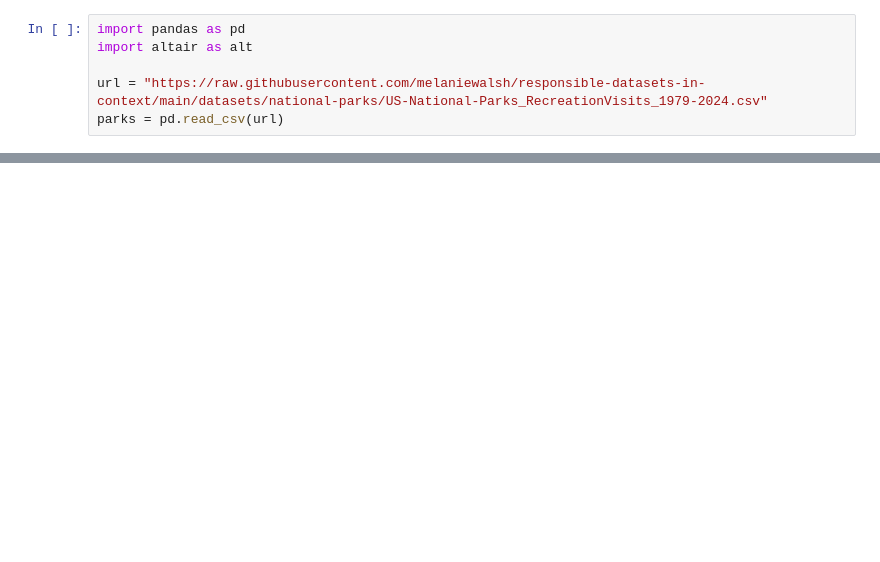
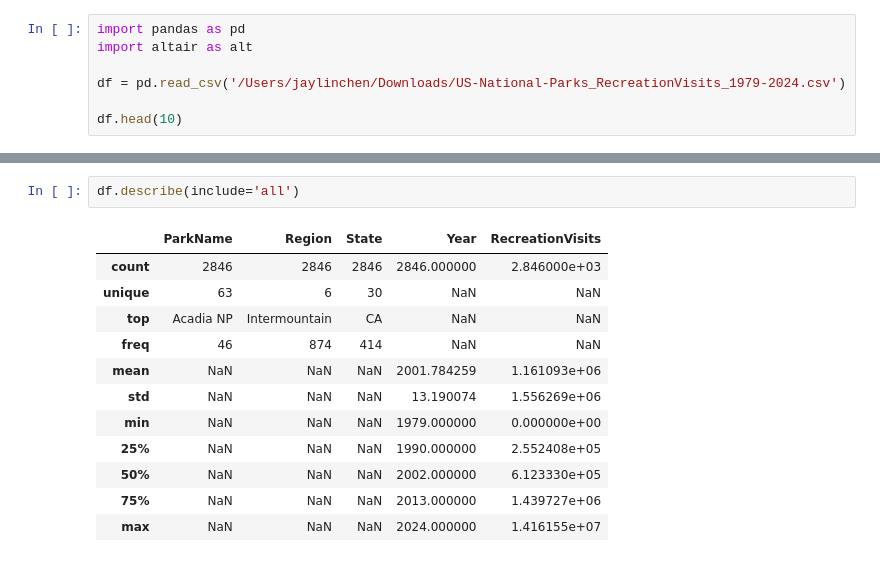
Before and after one commit to Jaylin2436chen/is310-coding-assignments, a Jupyter notebook: pandas-eda/national_park_visits_eda.ipynb, the cells around one changed output, grey strips where cells are left out. Drawn from its saved outputs; the diff is of its cells as text; blank space fills up the shorter version.

```diff
--- a/pandas-eda/national_park_visits_eda.ipynb
+++ b/pandas-eda/national_park_visits_eda.ipynb
@@ -12,5 +5,6 @@ Pandas reads the CSV file from the dataset's public source and stores it in a Da
 import pandas as pd
 import altair as alt
 
-url = "https://raw.githubusercontent.com/melaniewalsh/responsible-datasets-in-context/main/datasets/national-parks/US-National-Parks_RecreationVisits_1979-2024.csv"
-parks = pd.read_csv(url)
+df = pd.read_csv('/Users/jaylinchen/Downloads/US-National-Parks_RecreationVisits_1979-2024.csv')
+
+df.head(10)
@@ -22,0 +38,15 @@ parks.head()
+# %%
+df.describe(include='all')
+# %% [output]
+|  | ParkName | Region | State | Year | RecreationVisits |
+| count | 2846 | 2846 | 2846 | 2846.000000 | 2.846000e+03 |
+| unique | 63 | 6 | 30 | NaN | NaN |
+| top | Acadia NP | Intermountain | CA | NaN | NaN |
+| freq | 46 | 874 | 414 | NaN | NaN |
+| mean | NaN | NaN | NaN | 2001.784259 | 1.161093e+06 |
+| std | NaN | NaN | NaN | 13.190074 | 1.556269e+06 |
+| min | NaN | NaN | NaN | 1979.000000 | 0.000000e+00 |
+| 25% | NaN | NaN | NaN | 1990.000000 | 2.552408e+05 |
+| 50% | NaN | NaN | NaN | 2002.000000 | 6.123330e+05 |
+| 75% | NaN | NaN | NaN | 2013.000000 | 1.439727e+06 |
+| max | NaN | NaN | NaN | 2024.000000 | 1.416155e+07 |
```
Also changed, not shown: parts of 21 cells of this notebook, 2 other files.
